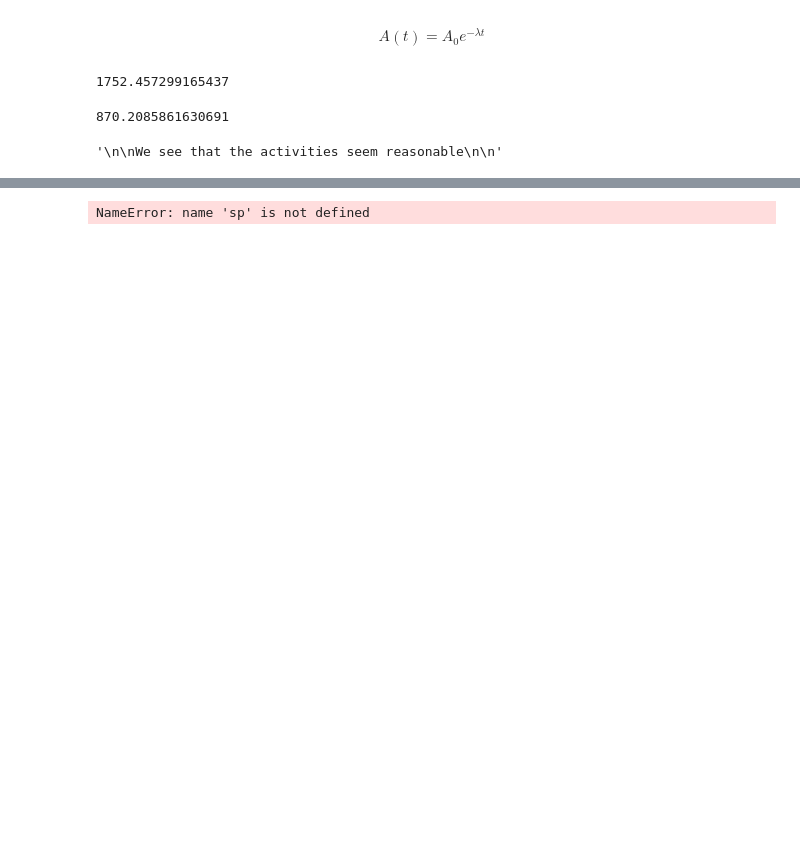
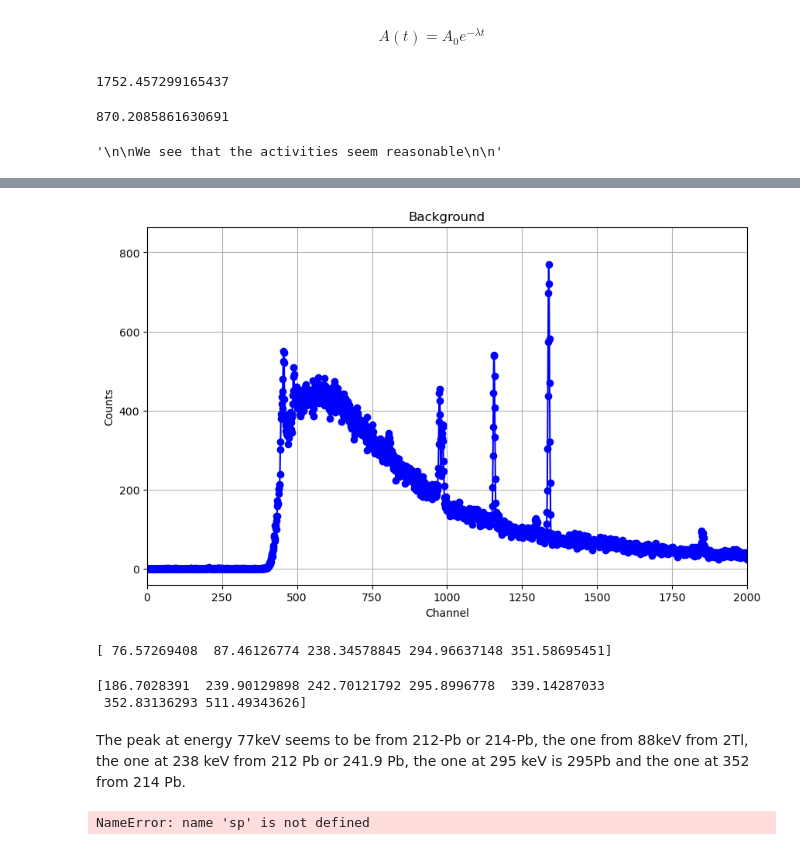
Before and after one commit to eeidsvig/FOPRA-2, a Jupyter notebook: FOPRA 2.ipynb, the cells around one changed output, grey strips where cells are left out. Saved outputs shown, nothing was run; the diff lists cells and outputs as text; code cells hidden in the pictures; blank space fills up the shorter version.

```diff
--- a/FOPRA 2.ipynb
+++ b/FOPRA 2.ipynb
@@ -357,3 +415,52 @@ print(peak_activity)
+# %%
+import matplotlib.pyplot as plt
+
+# Path to the uploaded file
+file_path = 'sample.txt'
+
+# Initialize lists to store x and y values
+x_values = []
+y_values = []
+
+# Read the file
+with open(file_path, 'r') as file:
+    # Skip the first two lines
+    next(file)
+    next(file)
+    # Read the remaining lines
+    for line in file:
+        # Split the line into x and y values
+        x, y = map(float, line.strip().split())
+        x_values.append(x)
+        y_values.append(y)
+
+
+# Plotting
+plt.figure(figsize=(10, 6))
+plt.xlim([0, 2000])
+plt.plot(x_values, y_values, marker='o', linestyle='-', color='b')
+#plt.scatter(x_values, y_values)
+plt.title('Background')
+plt.xlabel('Channel')
+plt.ylabel('Counts')
+plt.grid(True)
+plt.show()
+# %% [output]
+[figure, added]
+# %%
+channels_sample=np.array([455, 490, 975, 1157, 1339])
+
+energies_sample=channels_sample*m+b*np.ones(len(channels_sample))
+print(energies_sample)
+# %% [output]
+[ 76.57269408  87.46126774 238.34578845 294.96637148 351.58695451]
+# %%
+print(energies_background)
+# %% [output]
+[186.7028391  239.90129898 242.70121792 295.8996778  339.14287033
+ 352.83136293 511.49343626]
+# %% [markdown]
+The peak at energy 77keV seems to be from 212-Pb or 214-Pb, the one from 88keV from 2Tl, the one at 238 keV from 212 Pb or 241.9 Pb, the one at 295 keV is 295Pb and the one at 352 from 214 Pb.
 # %%
 # Redefine the symbols using ASCII characters
 epsilon_f, epsilon_d, R, p_Pb, V, lambda_Pb, lambda_Po, T_f, t_1, t_2 = sp.symbols('epsilon_f epsilon_d R p_Pb V lambda_Pb lambda_Po T_f t_1 t_2')
```
Also changed, not shown: parts of 27 cells of this notebook, 1 other file.
